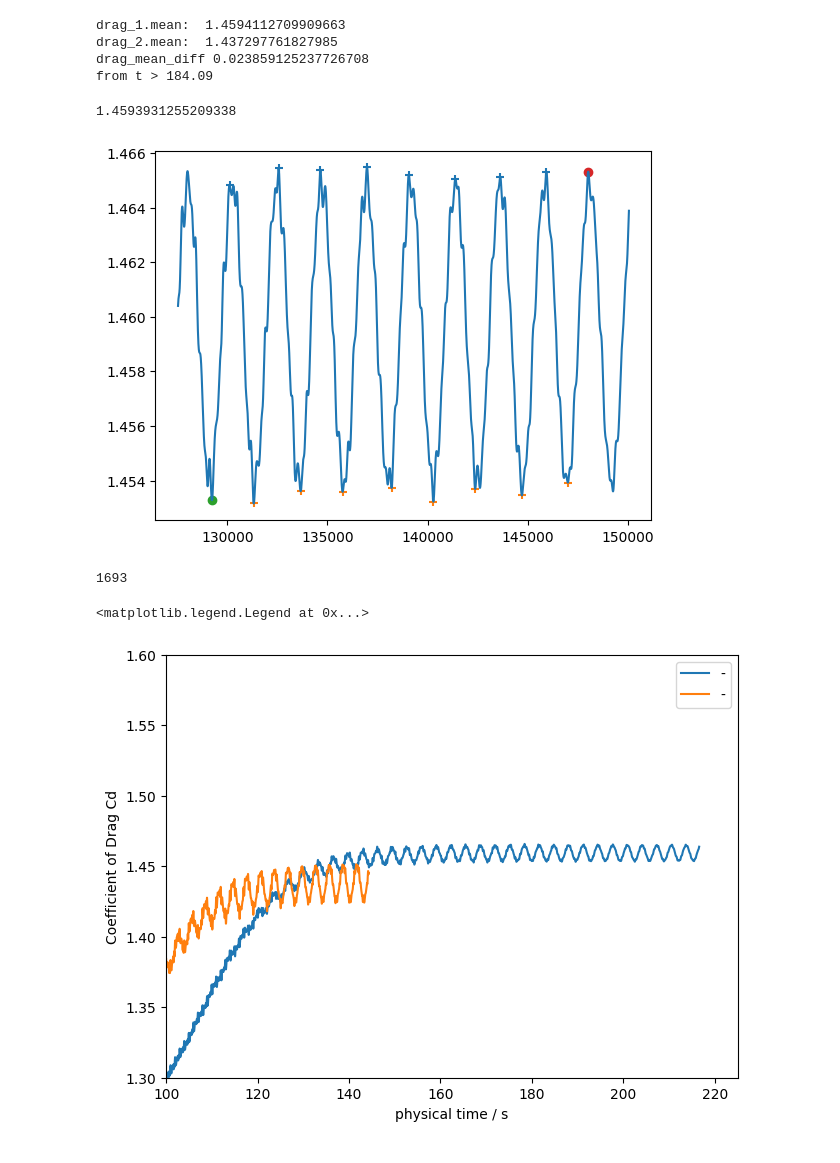
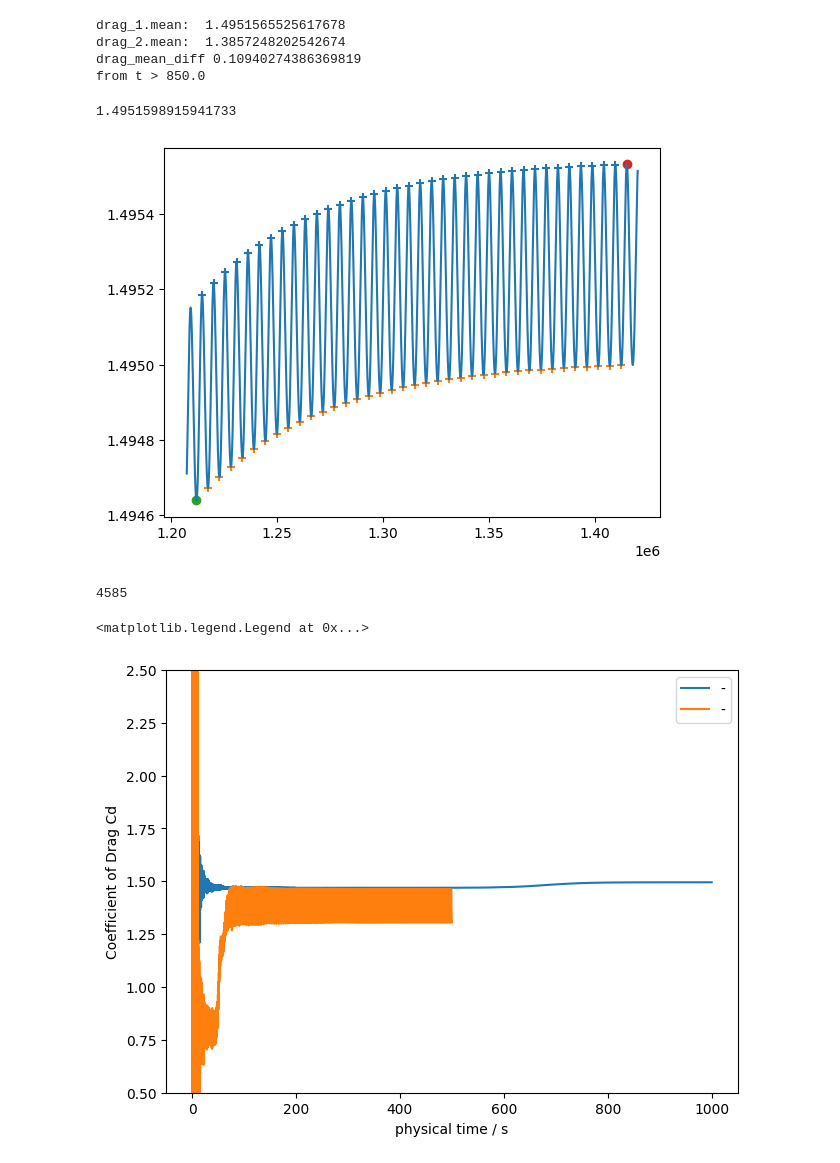
Before and after one commit to MaxBille/lettuce, a Jupyter notebook: myTest/analysis.ipynb, the cells around one changed output. Cells and saved outputs as stored; diff of their text form; code cells hidden in the pictures.

```diff
--- a/myTest/analysis.ipynb
+++ b/myTest/analysis.ipynb
@@ -10,8 +10,8 @@ import shutil
 #output_path = "/mnt/ScratchHDD1/Max_Scratch/lbm_simulations"  # lokal HBRS
 output_path = "/home/max/Documents/lbm_simulations"  # lokal Bonn
 
-data1 = "/data_230331_141229"
-data2 = "/data_230331_134626"
+data1 = "/data_230406_151400_TtargetSearch_Re50.0_nsteps1420281"
+data2 = "/data_230406_150035_TtargetSearch_Re300.0_nsteps710140"
 
 periodic_start=0.85
 # %%
@@ -24,10 +24,10 @@ print("drag_2.mean: ", drag_2[int(drag_2.shape[0]*periodic_start-1):,2].mean())
 print("drag_mean_diff", drag_1[int(drag_1.shape[0]*periodic_start-1):,2].mean() - drag_2[int(drag_2.shape[0]*0.8-1):,2].mean())
 print("from t >", round(drag_1[int(drag_1.shape[0]*periodic_start-1),1],2))
 # %% [output]
-drag_1.mean:  1.4594112709909663
-drag_2.mean:  1.437297761827985
-drag_mean_diff 0.023859125237726708
-from t > 184.09
+drag_1.mean:  1.4951565525617678
+drag_2.mean:  1.3857248202542674
+drag_mean_diff 0.10940274386369819
+from t > 850.0
 # %%
 # FIND PEAKS and calc mean drag:
 
@@ -63,30 +63,30 @@ plt.scatter(drag_1_stepsLU[last_peak],drag_1_values[last_peak],marker="o")
 drag_mean = drag_1_values[first_peak:last_peak].mean()
 print(drag_mean)
 # %% [output]
-1.4593931255209338
+1.4951598915941733
-[figure, old version]
+[figure, new version]
 # %%
 peaks_min[0][0]
 # %% [output]
-1693
+4585
 # %%
 # PLOT DRAG
 
 fig, ax = plt.subplots(constrained_layout=True)
 ax.plot(drag_1[:,1],drag_1[:,2])
 ax.plot(drag_2[:,1],drag_2[:,2])
 #ax.plot(drag_1[:,1],drag_diff[:,2])
 ax.set_xlabel("physical time / s")
 ax.set_ylabel("Coefficient of Drag Cd")
 ax.set_ylim([0.5,2.5])
-ax.set_ylim([1.3,1.6])
+#ax.set_ylim([1,1.496])
 #print(drag_diff[:,2].mean())
-ax.set_xlim([100,225])
+#ax.set_xlim([800,1000])
 plt.legend(labels=["-", "-"])
 #plt.title("")
 # %% [output]
 <matplotlib.legend.Legend at 0x...>
-[figure, old version]
+[figure, new version]
 # %%
 lift_1 = np.loadtxt(str(output_path+data1+"/lift_coefficient.txt"))
 lift_2 = np.loadtxt(str(output_path+data2+"/lift_coefficient.txt"))
```
Also changed, not shown: parts of 2 cells of this notebook, 3 other files.
